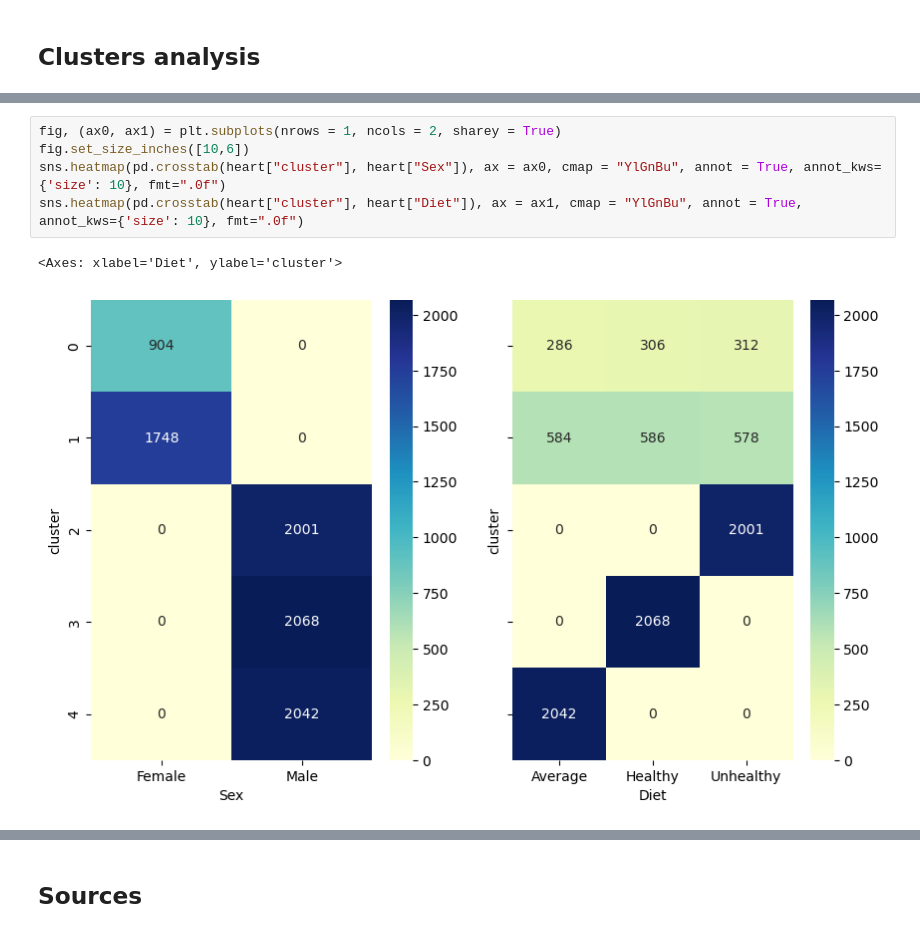
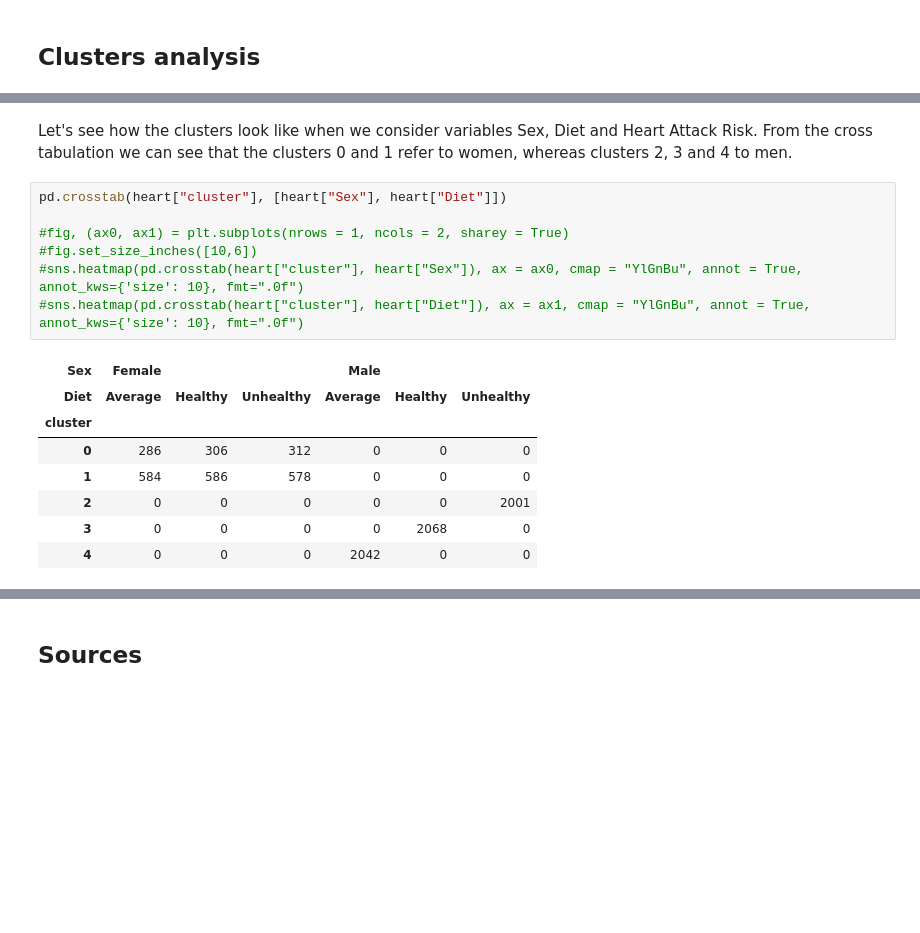
Before and after one commit to Hubert-Magdziak/Dimension-reduction, a Jupyter notebook: Dimension Reduction.ipynb, the cells around one changed output, grey strips where cells are left out. Drawn from its saved outputs; the diff is of its cells as text; blank space fills up the shorter version.

```diff
--- a/Dimension Reduction.ipynb
+++ b/Dimension Reduction.ipynb
@@ -242,8 +253,18 @@ heart.groupby(by = "cluster").agg(mean_age = ("Age", "mean"), mean_cholesterol =
+# %% [markdown]
+Let's see how the clusters look like when we consider variables Sex, Diet and Heart Attack Risk. From the cross tabulation we can see that the clusters 0 and 1 refer to women, whereas clusters 2, 3 and 4 to men.
 # %%
-fig, (ax0, ax1) = plt.subplots(nrows = 1, ncols = 2, sharey = True)
-fig.set_size_inches([10,6])
-sns.heatmap(pd.crosstab(heart["cluster"], heart["Sex"]), ax = ax0, cmap = "YlGnBu", annot = True, annot_kws={'size': 10}, fmt=".0f")
-sns.heatmap(pd.crosstab(heart["cluster"], heart["Diet"]), ax = ax1, cmap = "YlGnBu", annot = True, annot_kws={'size': 10}, fmt=".0f")
+pd.crosstab(heart["cluster"], [heart["Sex"], heart["Diet"]])
+
+#fig, (ax0, ax1) = plt.subplots(nrows = 1, ncols = 2, sharey = True)
+#fig.set_size_inches([10,6])
+#sns.heatmap(pd.crosstab(heart["cluster"], heart["Sex"]), ax = ax0, cmap = "YlGnBu", annot = True, annot_kws={'size': 10}, fmt=".0f")
+#sns.heatmap(pd.crosstab(heart["cluster"], heart["Diet"]), ax = ax1, cmap = "YlGnBu", annot = True, annot_kws={'size': 10}, fmt=".0f")
 # %% [output]
-<Axes: xlabel='Diet', ylabel='cluster'>
-[figure, removed]
+| Sex | Female |  |  | Male |  |  |
+| Diet | Average | Healthy | Unhealthy | Average | Healthy | Unhealthy |
+| cluster |  |  |  |  |  |  |
+| 0 | 286 | 306 | 312 | 0 | 0 | 0 |
+| 1 | 584 | 586 | 578 | 0 | 0 | 0 |
+| 2 | 0 | 0 | 0 | 0 | 0 | 2001 |
+| 3 | 0 | 0 | 0 | 0 | 2068 | 0 |
+| 4 | 0 | 0 | 0 | 2042 | 0 | 0 |
```
Also changed, not shown: parts of 5 cells of this notebook.
